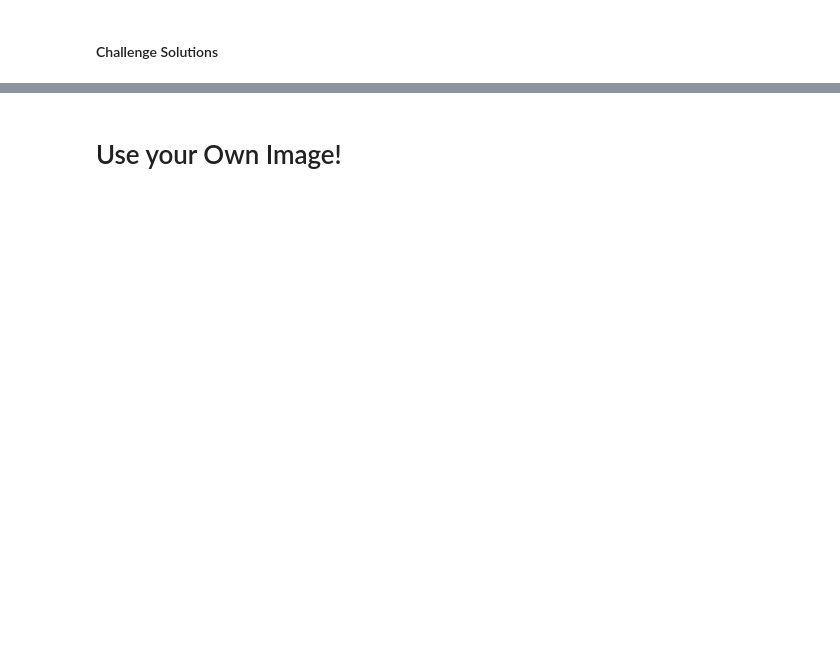
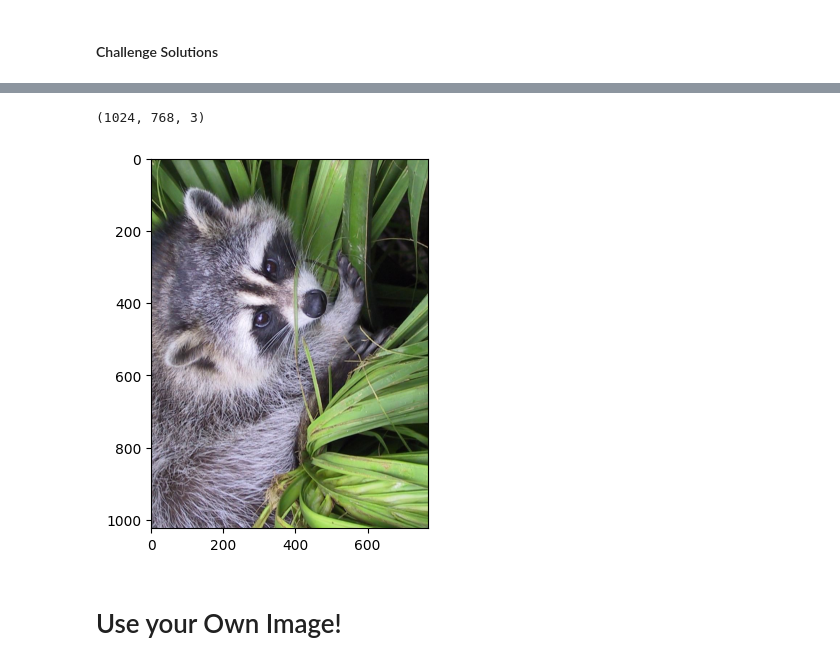
Before and after one commit to J-Bills/day_77, a Jupyter notebook: Computation with NumPy (start)/Computation_with_NumPy_and_N_Dimensional_Arrays_(start).ipynb, the cells around one changed output, grey strips where cells are left out. Drawn from its saved outputs; the diff is of its cells as text; code cells hidden in the pictures; blank space fills up the shorter version.

```diff
--- a/Computation with NumPy (start)/Computation_with_NumPy_and_N_Dimensional_Arrays_(start).ipynb
+++ b/Computation with NumPy (start)/Computation_with_NumPy_and_N_Dimensional_Arrays_(start).ipynb
@@ -285,3 +344,10 @@ grey_vals = np.array([0.2126, 0.7152, 0.0722])
+# %%
+img = np.rot90(img)
+plt.imshow(img)
+print(img.shape)
+# %% [output]
+(1024, 768, 3)
+[figure, added]
 # %% [markdown]
 # Use your Own Image!
 # %%
```
Also changed, not shown: parts of 13 cells of this notebook.
